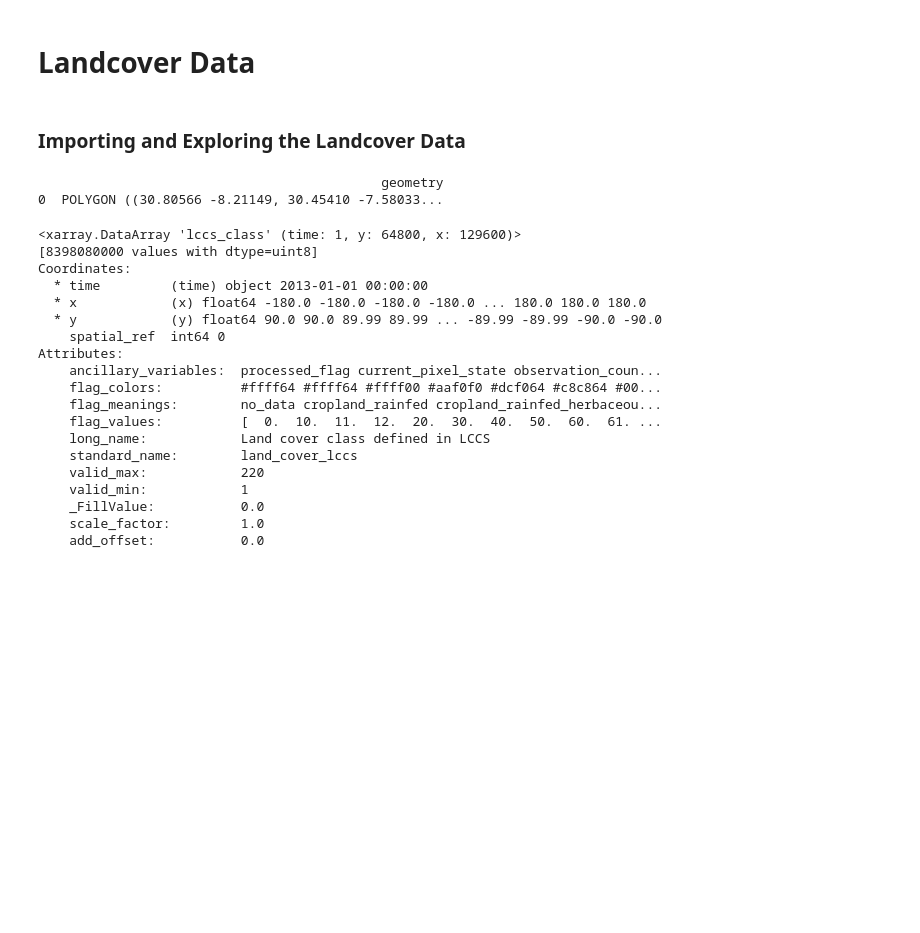
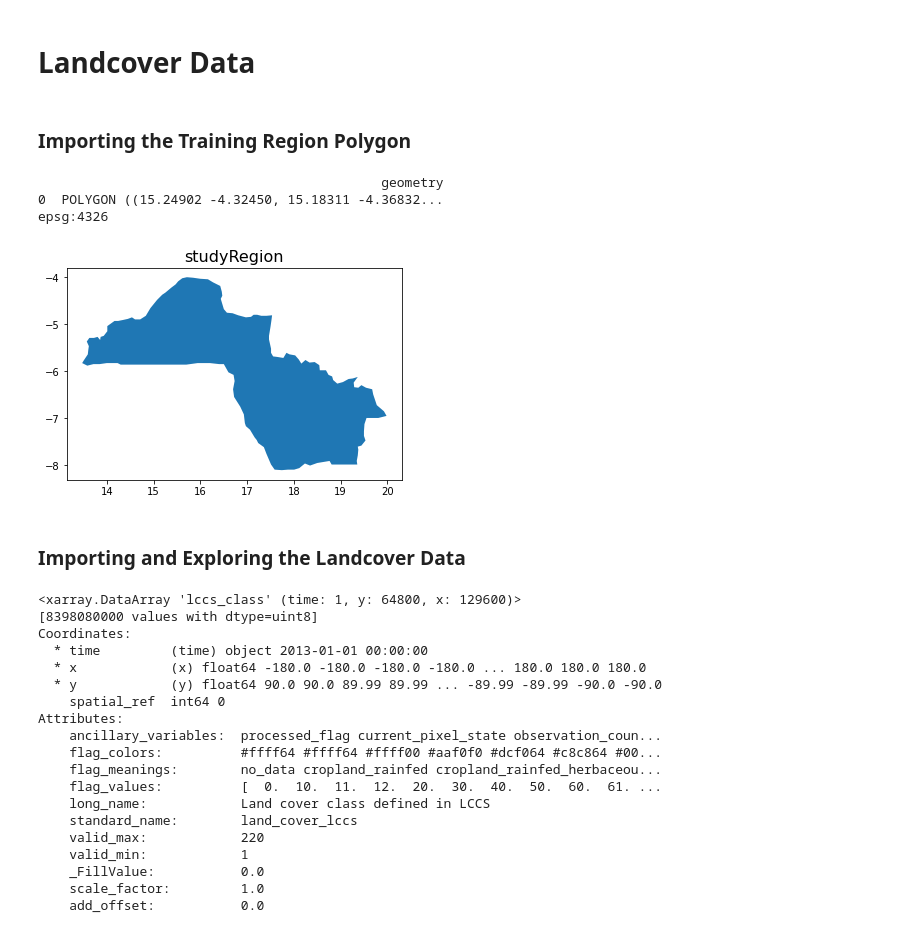
Before and after one commit to JoycelynLongdon/MRes_Research_Project, a Jupyter notebook: Notebooks/training_data_prep.ipynb, the cells around one changed output. Saved outputs shown, nothing was run; the diff lists cells and outputs as text; code cells hidden in the pictures; blank space fills up the shorter version.

```diff
--- a/Notebooks/training_data_prep.ipynb
+++ b/Notebooks/training_data_prep.ipynb
@@ -20,14 +29,28 @@ from rasterio.crs import CRS
 # %% [markdown]
 # Landcover Data
 # %% [markdown]
-### Importing and Exploring the Landcover Data
+### Importing the Training Region Polygon
 # %%
 #region of interest
-studyRegion = '/Users/joycelynlongdon/Desktop/Cambridge/CambridgeCoding/MRES/Data/GeoJSONS/DRC_Training_Polygon.geojson'
+studyRegion = '/gws/nopw/j04/ai4er/users/jl2182/data/Mres_Data/GeoJSONS/drc_training_new.geojson'
 studyRegion = gpd.read_file(studyRegion)
 print(studyRegion.head())
+print(studyRegion.crs)
 # %% [output]
                                             geometry
-0  POLYGON ((30.80566 -8.21149, 30.45410 -7.58033...
+0  POLYGON ((15.24902 -4.32450, 15.18311 -4.36832...
+epsg:4326
+# %%
+fig, ax = plt.subplots(figsize=(6, 6))
+
+studyRegion.plot(ax=ax)
+
+ax.set_title("studyRegion",
+             fontsize=16)
+plt.show()
+# %% [output]
+[figure, added]
+# %% [markdown]
+### Importing and Exploring the Landcover Data
 # %%
 #landcover data
```
Also changed, not shown: parts of 40 cells of this notebook, 5 other files.
